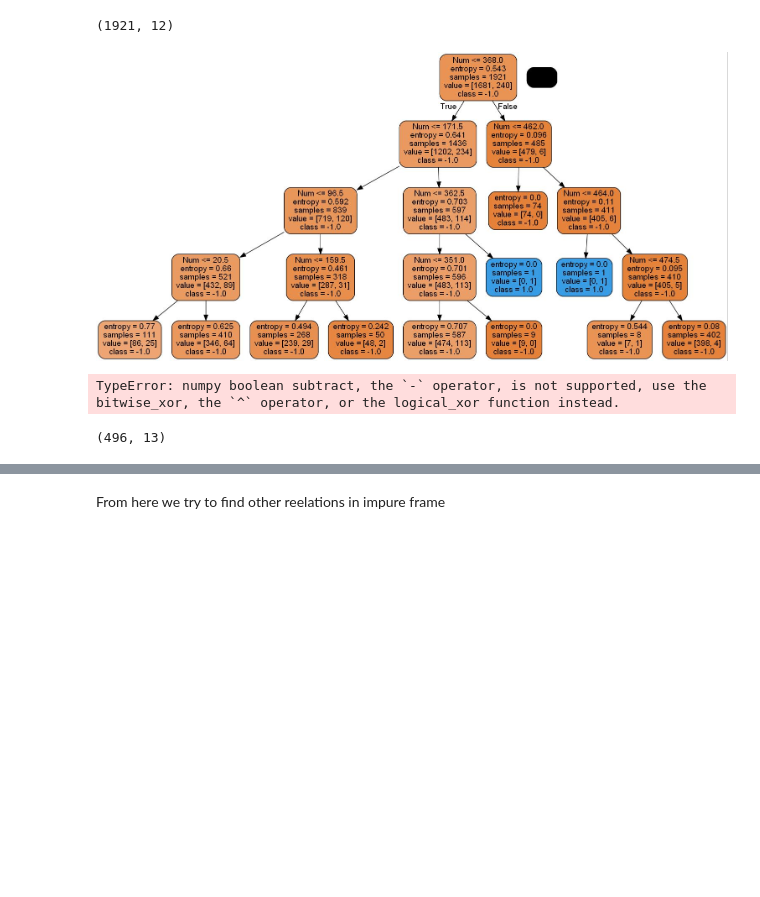
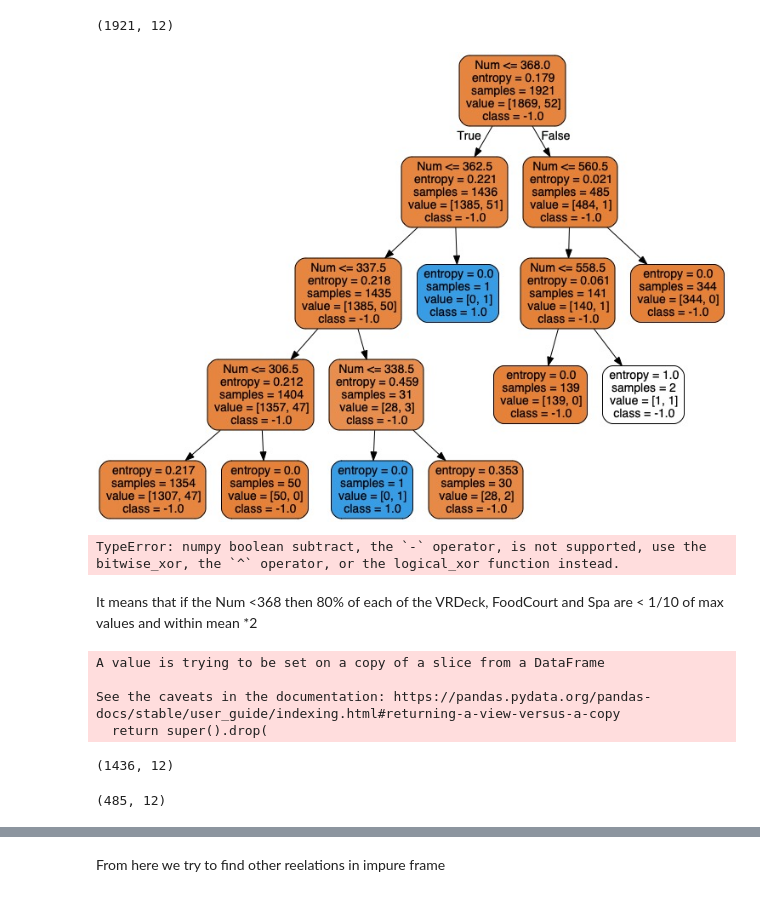
Before and after one commit to SergeyBubnov/spaceship, a Jupyter notebook: 2.ipynb, the cells around one changed output, grey strips where cells are left out. Drawn from its saved outputs; the diff is of its cells as text; code cells hidden in the pictures; blank space fills up the shorter version.

```diff
--- a/2.ipynb
+++ b/2.ipynb
@@ -86,22 +94,39 @@ df_rest1.shape
 # %%
 dz = df_rest1
 
 c = ["Num","VRDeck","FoodCourt","Spa"]
 
-m1 = dz["VRDeck"].max()/10 #<350
-m2 = dz["FoodCourt"].max()/10 #<350
-m3 = dz["Spa"].max()/10  #<368
+m1 = dz["VRDeck"].mean() + 3*dz["VRDeck"].std() #Num<=368
+m2 = dz["FoodCourt"].mean() + 3*dz["FoodCourt"].std() #<339
+m3 = dz["Spa"].mean() + 3*dz["Spa"].std()  #<=318
 
-dz["Transported"] = df_rest1["Spa"]>m3
+dz["Transported"] = df_rest1["VRDeck"]>m1
+#dz["Transported"] = df_rest1["FoodCourt"]>m2
+#dz["Transported"] = df_rest1["Spa"]>m3
+
 
 tree = ds.divide_frame(dataf = dz,columns = ["Num"],teacher_column = "Transported",classifier = 'Tree', criterion_tree = "entropy", depth = 4, random_state_sample = 5,fraction = 1)
 # %% [output]
-[figure, old version]
+[figure, new version]
 TypeError: numpy boolean subtract, the `-` operator, is not supported, use the bitwise_xor, the `^` operator, or the logical_xor function instead.
+# %% [markdown]
+It  means that if the Num <368 then 80% of each of the VRDeck, FoodCourt and Spa are < 1/10 of max values and within mean *2
 # %%
-mask2 = (df['CryoSleep'] == 0)&(df['route']>3.5)&(df['Age']>12.5)&(df['Num']>=350) #unservices people
-df_rest2 = df[mask2]
+mask_normal = (df['CryoSleep'] == 0)&(df['route']>3.5)&(df['Age']>12.5)&(df['Num']<=368)
+mask_rich = (df['CryoSleep'] == 0)&(df['route']>3.5)&(df['Age']>12.5)&(df['Num']>368)
 
-df_rest2.shape
+df_normal = df[mask_normal]
+df_normal.drop("CryoSleep",axis = 1, inplace = True)
+df_normal.shape
 # %% [output]
-(496, 13)
+A value is trying to be set on a copy of a slice from a DataFrame
+
+See the caveats in the documentation: https://pandas.pydata.org/pandas-docs/stable/user_guide/indexing.html#returning-a-view-versus-a-copy
+  return super().drop(
+(1436, 12)
+# %%
+df_rich = df[mask_rich]
+df_rich.drop("CryoSleep",axis = 1, inplace = True)
+df_rich.shape
+# %% [output]
+(485, 12)
```
Also changed, not shown: parts of 43 cells of this notebook, 1 other file.
